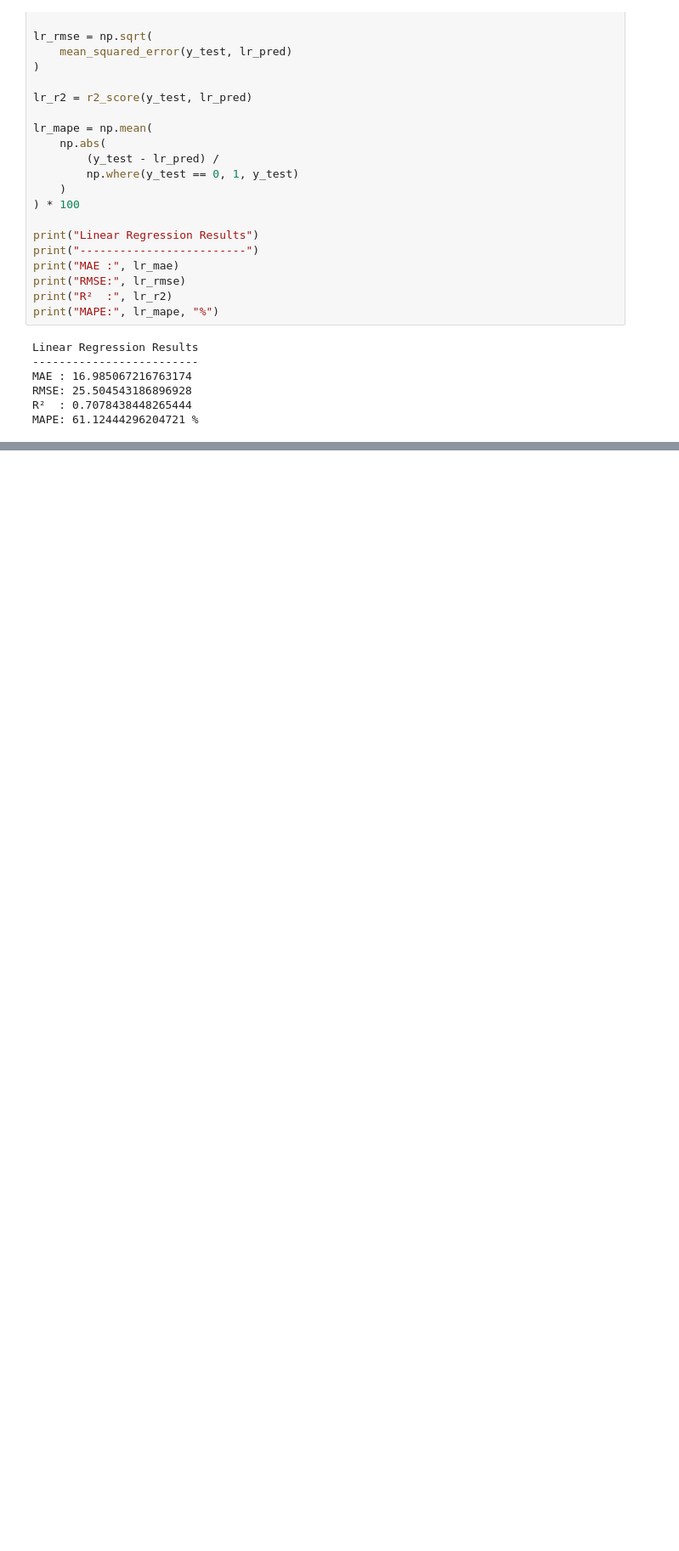
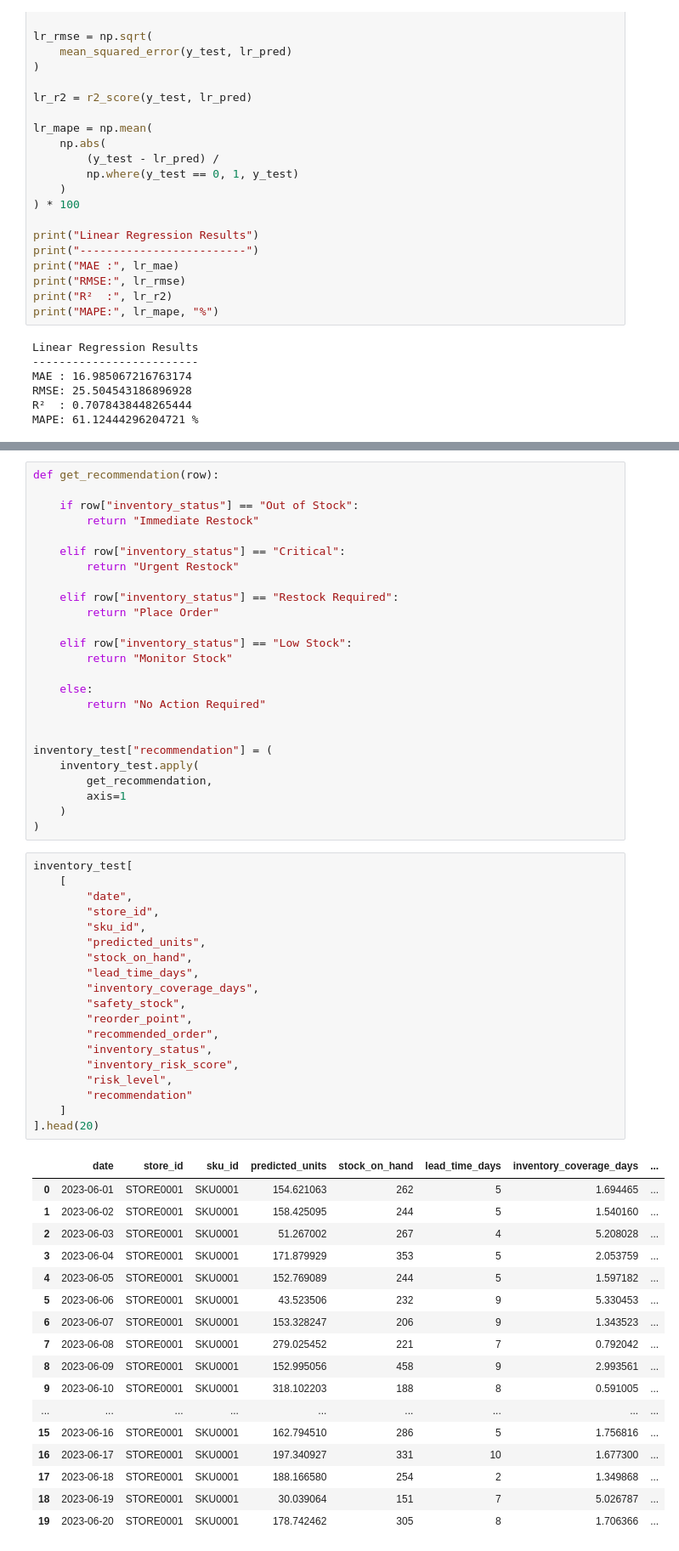
Before and after one commit to vaishnaviikommidi007/MLProject, a Jupyter notebook: Untitled1.ipynb, the cells around one changed output, grey strips where cells are left out. Shown at 85% size. Drawn from its saved outputs; the diff is of its cells as text; blank space fills up the shorter version.

```diff
--- a/Untitled1.ipynb
+++ b/Untitled1.ipynb
@@ -1175,0 +2198,62 @@ MAPE: 61.12444296204721 %
+# %%
+def get_recommendation(row):
+
+    if row["inventory_status"] == "Out of Stock":
+        return "Immediate Restock"
+
+    elif row["inventory_status"] == "Critical":
+        return "Urgent Restock"
+
+    elif row["inventory_status"] == "Restock Required":
+        return "Place Order"
+
+    elif row["inventory_status"] == "Low Stock":
+        return "Monitor Stock"
+
+    else:
+        return "No Action Required"
+
+
+inventory_test["recommendation"] = (
+    inventory_test.apply(
+        get_recommendation,
+        axis=1
+    )
+)
+# %%
+inventory_test[
+    [
+        "date",
+        "store_id",
+        "sku_id",
+        "predicted_units",
+        "stock_on_hand",
+        "lead_time_days",
+        "inventory_coverage_days",
+        "safety_stock",
+        "reorder_point",
+        "recommended_order",
+        "inventory_status",
+        "inventory_risk_score",
+        "risk_level",
+        "recommendation"
+    ]
+].head(20)
+# %% [output]
+|  | date | store_id | sku_id | predicted_units | stock_on_hand | lead_time_days | inventory_coverage_days | ... |
+| 0 | 2023-06-01 | STORE0001 | SKU0001 | 154.621063 | 262 | 5 | 1.694465 | ... |
+| 1 | 2023-06-02 | STORE0001 | SKU0001 | 158.425095 | 244 | 5 | 1.540160 | ... |
+| 2 | 2023-06-03 | STORE0001 | SKU0001 | 51.267002 | 267 | 4 | 5.208028 | ... |
+| 3 | 2023-06-04 | STORE0001 | SKU0001 | 171.879929 | 353 | 5 | 2.053759 | ... |
+| 4 | 2023-06-05 | STORE0001 | SKU0001 | 152.769089 | 244 | 5 | 1.597182 | ... |
+| 5 | 2023-06-06 | STORE0001 | SKU0001 | 43.523506 | 232 | 9 | 5.330453 | ... |
+| 6 | 2023-06-07 | STORE0001 | SKU0001 | 153.328247 | 206 | 9 | 1.343523 | ... |
+| 7 | 2023-06-08 | STORE0001 | SKU0001 | 279.025452 | 221 | 7 | 0.792042 | ... |
+| 8 | 2023-06-09 | STORE0001 | SKU0001 | 152.995056 | 458 | 9 | 2.993561 | ... |
+| 9 | 2023-06-10 | STORE0001 | SKU0001 | 318.102203 | 188 | 8 | 0.591005 | ... |
+| ... | ... | ... | ... | ... | ... | ... | ... | ... |
+| 15 | 2023-06-16 | STORE0001 | SKU0001 | 162.794510 | 286 | 5 | 1.756816 | ... |
+| 16 | 2023-06-17 | STORE0001 | SKU0001 | 197.340927 | 331 | 10 | 1.677300 | ... |
+| 17 | 2023-06-18 | STORE0001 | SKU0001 | 188.166580 | 254 | 2 | 1.349868 | ... |
+| 18 | 2023-06-19 | STORE0001 | SKU0001 | 30.039064 | 151 | 7 | 5.026787 | ... |
+| 19 | 2023-06-20 | STORE0001 | SKU0001 | 178.742462 | 305 | 8 | 1.706366 | ... |
```
Also changed, not shown: parts of 51 cells of this notebook.
